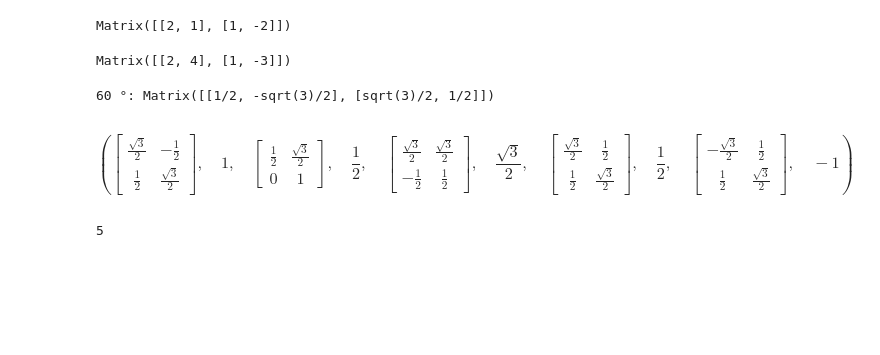
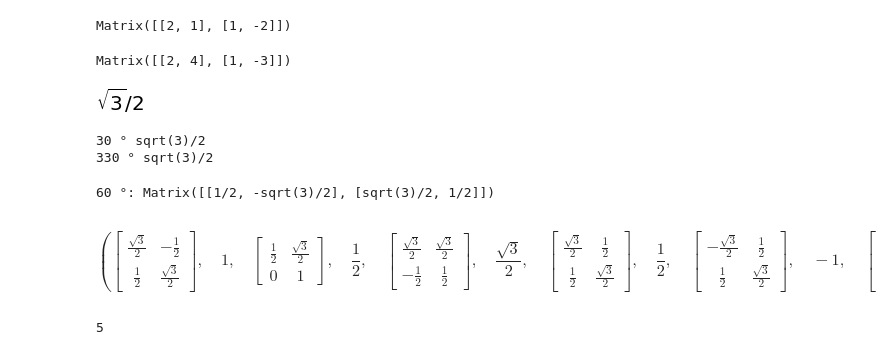
Before and after one commit to Physalisx8/Mathe2, a Jupyter notebook: Kiwan/Aufgabensammlung Mathe 2 WiSe 19.ipynb, the cells around one changed output. Cells and saved outputs as stored; diff of their text form; code cells hidden in the pictures; blank space fills up the shorter version.

```diff
--- a/Kiwan/Aufgabensammlung Mathe 2 WiSe 19.ipynb
+++ b/Kiwan/Aufgabensammlung Mathe 2 WiSe 19.ipynb
@@ -847,6 +947,24 @@ for a in range(-10,10): #brute force Test mit Zahlen von -10 bis 9
                     print(M)
 # %% [output]
 Matrix([[2, 4], [1, -3]])
+# %%
+from sympy import *
+degToRad = (pi/180)
+radToDeg = (180/pi)
+for i in range(0,361):
+    A = Matrix([[cos(i*degToRad), -sin(i*degToRad)], [sin(i*degToRad), cos(i*degToRad)]])
+    if A==Matrix([[sqrt(3)/3, -1/2], [1/2, sqrt(3)/3]]):
+        print(i,"°:",A)
+cos(30*pi/180)
+# %% [output]
+[figure, added]
+# %%
+for i in range(361):
+    if cos(i*pi/180)==(sqrt(3)/2):
+        print(i,"°",cos(i*pi/180))
+# %% [output]
+30 ° sqrt(3)/2
+330 ° sqrt(3)/2
 # %%
 #Nr.190
 from sympy import *
@@ -860,21 +979,22 @@ for a in range(0,361):
 # %% [output]
 60 °: Matrix([[1/2, -sqrt(3)/2], [sqrt(3)/2, 1/2]])
 # %%
-"!Unsicher"
+"!"
 #Nr.191
-#from math import *
 from sympy import *
 degToRad = (pi/180)
 radToDeg = (180/pi)
 init_printing(pretty_print=True)
 
-M = Matrix([[cos(30*degToRad), -sin(30*degToRad)], [sin(30*degToRad), cos(30*degToRad)]]) #Drehmatrix aus Buch
-A = Matrix([[sin(30*degToRad), cos(30*degToRad)], [0,1]])
-B = Matrix([[cos(30*degToRad), cos(30*degToRad)], [-sin(30*degToRad), sin(30*degToRad)]])
-C = Matrix([[cos(30*degToRad), sin(30*degToRad)], [sin(30*degToRad), cos(30*degToRad)]])
-D = Matrix([[-cos(30*degToRad), sin(30*degToRad)], [sin(30*degToRad), cos(30*degToRad)]])
-M,M.det(), A,A.det(), B,B.det(), C,C.det(), D,D.det() #Die Determinante der letzten Matrix ist vom Betrag identisch zu M; dadurch richtig?
+M = Matrix([[cos(30*degToRad),-sin(30*degToRad)], [sin(30*degToRad),cos(30*degToRad)]]) #Drehmatrix aus Buch
+A = Matrix([[sin(30*degToRad),cos(30*degToRad)], [0,1]])
+B = Matrix([[cos(30*degToRad),cos(30*degToRad)], [-sin(30*degToRad),sin(30*degToRad)]])
+C = Matrix([[cos(30*degToRad),sin(30*degToRad)], [sin(30*degToRad),cos(30*degToRad)]])
+D = Matrix([[-cos(30*degToRad),sin(30*degToRad)], [sin(30*degToRad),cos(30*degToRad)]]) #Falsch, dreht um 30° im negativen Sinn
+E = Matrix([[sqrt(3)/2, 1/2], [-1/2, sqrt(3)/3]])
+F = Matrix([[sqrt(3)/2, -1/2], [1/2, sqrt(3)/3]])
+M,M.det(), A,A.det(), B,B.det(), C,C.det(), D,D.det(), E,E.det(), F,F.det()
 # %% [output]
-$$\left ( \left[\begin{matrix}\frac{\sqrt{3}}{2} & - \frac{1}{2}\\\frac{1}{2} & \frac{\sqrt{3}}{2}\end{matrix}\right], \quad 1, \quad \left[\begin{matrix}\frac{1}{2} & \frac{\sqrt{3}}{2}\\0 & 1\end{matrix}\right], \quad \frac{1}{2}, \quad \left[\begin{matrix}\frac{\sqrt{3}}{2} & \frac{\sqrt{3}}{2}\\- \frac{1}{2} & \frac{1}{2}\end{matrix}\right], \quad \frac{\sqrt{3}}{2}, \quad \left[\begin{matrix}\frac{\sqrt{3}}{2} & \frac{1}{2}\\\frac{1}{2} & \frac{\sqrt{3}}{2}\end{matrix}\right], \quad \frac{1}{2}, \quad \left[\begin{matrix}- \frac{\sqrt{3}}{2} & \frac{1}{2}\\\frac{1}{2} & \frac{\sqrt{3}}{2}\end{matrix}\right], \quad -1\right )$$
+$$\left ( \left[\begin{matrix}\frac{\sqrt{3}}{2} & - \frac{1}{2}\\\frac{1}{2} & \frac{\sqrt{3}}{2}\end{matrix}\right], \quad 1, \quad \left[\begin{matrix}\frac{1}{2} & \frac{\sqrt{3}}{2}\\0 & 1\end{matrix}\right], \quad \frac{1}{2}, \quad \left[\begin{matrix}\frac{\sqrt{3}}{2} & \frac{\sqrt{3}}{2}\\- \frac{1}{2} & \frac{1}{2}\end{matrix}\right], \quad \frac{\sqrt{3}}{2}, \quad \left[\begin{matrix}\frac{\sqrt{3}}{2} & \frac{1}{2}\\\frac{1}{2} & \frac{\sqrt{3}}{2}\end{matrix}\right], \quad \frac{1}{2}, \quad \left[\begin{matrix}- \frac{\sqrt{3}}{2} & \frac{1}{2}\\\frac{1}{2} & \frac{\sqrt{3}}{2}\end{matrix}\right], \quad -1, \quad \left[\begin{matrix}\frac{\sqrt{3}}{2} & 0.5\\-0.5 & \frac{\sqrt{3}}{3}\end{matrix}\right], \quad 0.75, \quad \left[\begin{matrix}\frac{\sqrt{3}}{2} & -0.5\\0.5 & \frac{\sqrt{3}}{3}\end{matrix}\right], \quad 0.75\right )$$
 # %%
 #Nr.192
```
Also changed, not shown: parts of 67 cells of this notebook, 1 other file.
